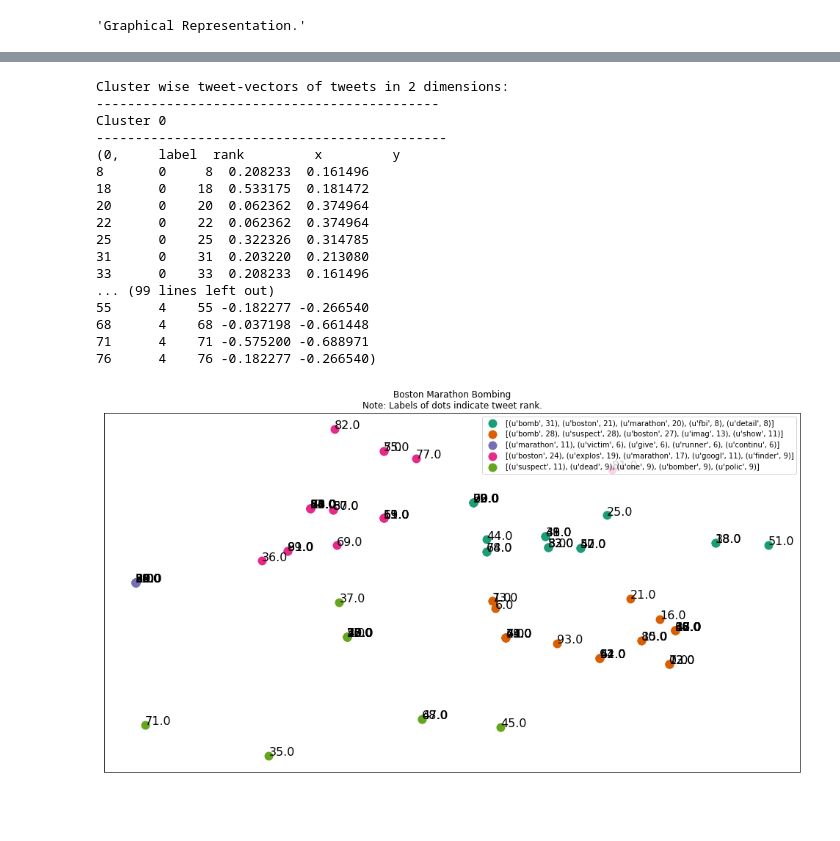
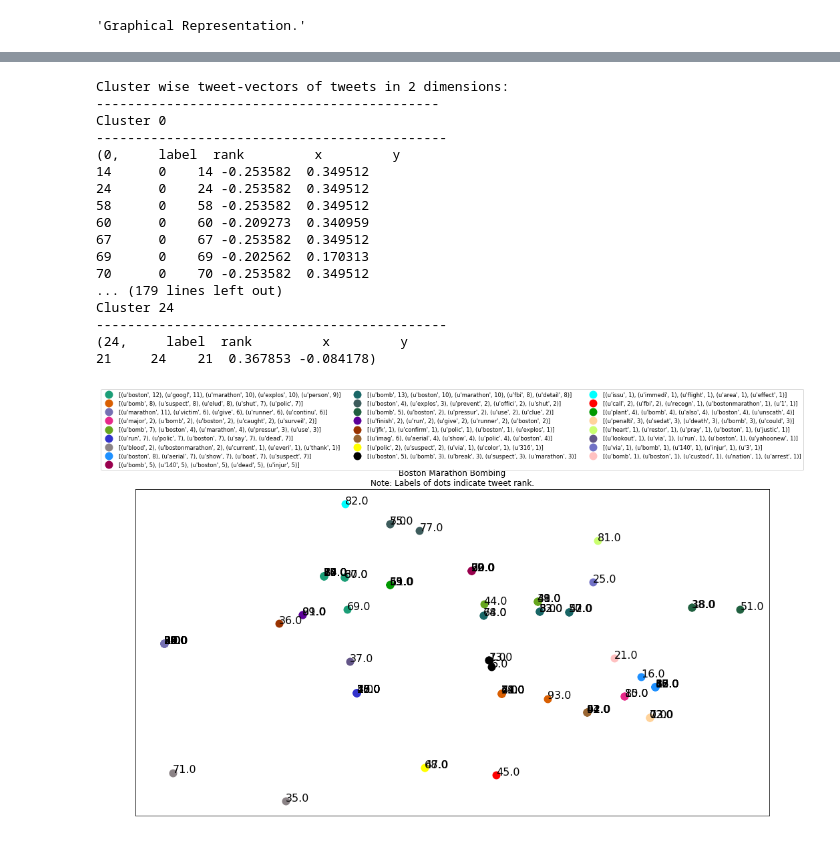
Before and after one commit to arjun123-iitkgp/bostonbombing, a Jupyter notebook: TweetClustering.ipynb, the cells around one changed output, grey strips where cells are left out. Cells and saved outputs as stored; diff of their text form; code cells hidden in the pictures; blank space fills up the shorter version.

Commit message:
25 Clusters taken.

```diff
--- a/TweetClustering.ipynb
+++ b/TweetClustering.ipynb
@@ -346,10 +358,10 @@ print dist[3][3]
 0.0
 0.0
 # %%
-#We run Kmeans 300 times for 5 clusters.
+#We run Kmeans 300 times for 25 clusters.
 from sklearn.cluster import KMeans
 
-num_clusters = 5
+num_clusters = 25
 
 km = KMeans(n_clusters=num_clusters)
 
@@ -417,7 +436,7 @@ frame
 
 from collections import Counter,defaultdict
 cluster_theme = []
-for j in xrange(5):
+for j in xrange(25):
     words = []
     for i in xrange(94):
         if frame.loc[i]['cluster'] == j:
@@ -473,11 +503,13 @@ pos.shape
 'Graphical Representation.'
 # %%
 #set up colors per clusters using a dict
-cluster_colors = {0: '#1b9e77', 1: '#d95f02', 2: '#7570b3', 3: '#e7298a', 4: '#66a61e'}
+cluster_colors = {0: '#1b9e77', 1: '#d95f02', 2: '#7570b3', 3: '#e7298a', 4: '#66a61e',
+                  5:'#3333cc',6:'#8b8386',7:'#1e90ff',8:'#99004d',9:'#196666',10:'#3d5c5c',
+                  11:'#206040',12:'#5c0099',13:'#993300',14:'#996633',15:'#ffff00',
+                  16:'#000000',17:'#00ffff',18:'#ff0000',19:'#009900',20:'#ffd39b',
+                  21:'#caff70',22:'#635688',23:'#7171c6',24:'#ffc1c1'}
 
 #set up cluster names using a dict
-cluster_names = {0: cluster_theme[0],
-                 1: cluster_theme[1],
-                 2: cluster_theme[2],
-                 3: cluster_theme[3],
-                 4: cluster_theme[4]}
+cluster_names = defaultdict()
+for i in xrange(25):
+    cluster_names[i] = cluster_theme[i]
@@ -503,19 +555,20 @@ Cluster wise tweet-vectors of tweets in 2 dimensions:
 Cluster 0
 ---------------------------------------------
 (0,     label  rank         x         y
-8       0     8  0.208233  0.161496
-18      0    18  0.533175  0.181472
-20      0    20  0.062362  0.374964
-22      0    22  0.062362  0.374964
-25      0    25  0.322326  0.314785
-31      0    31  0.203220  0.213080
-33      0    33  0.208233  0.161496
-... (99 lines left out)
-55      4    55 -0.182277 -0.266540
-68      4    68 -0.037198 -0.661448
-71      4    71 -0.575200 -0.688971
-76      4    76 -0.182277 -0.266540)
+14      0    14 -0.253582  0.349512
+24      0    24 -0.253582  0.349512
+58      0    58 -0.253582  0.349512
+60      0    60 -0.209273  0.340959
+67      0    67 -0.253582  0.349512
+69      0    69 -0.202562  0.170313
+70      0    70 -0.253582  0.349512
+... (179 lines left out)
+Cluster 24
+---------------------------------------------
+(24,     label  rank         x         y
+21     24    21  0.367853 -0.084178)
 # %%
+from matplotlib.font_manager import FontProperties
 # set up plot
 fig, ax = plt.subplots(figsize=(17, 9)) # set size
 ax.margins(0.05) # Optional, just adds 5% padding to the autoscaling
@@ -523,33 +576,35 @@ ax.margins(0.05) # Optional, just adds 5% padding to the autoscaling
 #iterate through groups to layer the plot
 #note that I use the cluster_name and cluster_color dicts
 #with the 'name' lookup to return the appropriate color/label
 for name, group in groups:
     ax.plot(group.x, group.y, marker='o', linestyle='', ms=12, label=cluster_names[name], color=cluster_colors[name], mec='none')
     ax.set_aspect('auto')
     ax.tick_params(\
         axis= 'x',          # changes apply to the x-axis
         which='both',      # both major and minor ticks are affected
         bottom='off',      # ticks along the bottom edge are off
         top='off',         # ticks along the top edge are off
         labelbottom='off')
     ax.tick_params(\
         axis= 'y',         # changes apply to the y-axis
         which='both',      # both major and minor ticks are affected
         left='off',      # ticks along the bottom edge are off
         top='off',         # ticks along the top edge are off
         labelleft='off')
 
-ax.legend(numpoints=1)  #show legend with only 1 point
+fontP = FontProperties()
+fontP.set_size('small')
+ax.legend(numpoints=1,prop=fontP,loc='lower center', bbox_to_anchor=(0.5, 1.05),
+          ncol=3, fancybox=True, shadow=False)  #show legend with only 1 point
 
 #add label in x,y position with the label as the tweet rank
 for i in range(len(df)):
     ax.text(df.ix[i]['x'], df.ix[i]['y'], df.ix[i]['rank'], size=16)
 
 plt.title('Boston Marathon Bombing\nNote: Labels of dots indicate tweet rank.')
 
-
 plt.show() #show the plot
 
 #plt.savefig('clusters_small_noaxes.png', dpi=200) #to save on disk.
 # %% [output]
-[figure, old version]
+[figure, new version]
```
Also changed, not shown: parts of 10 cells of this notebook, 2 other files.
